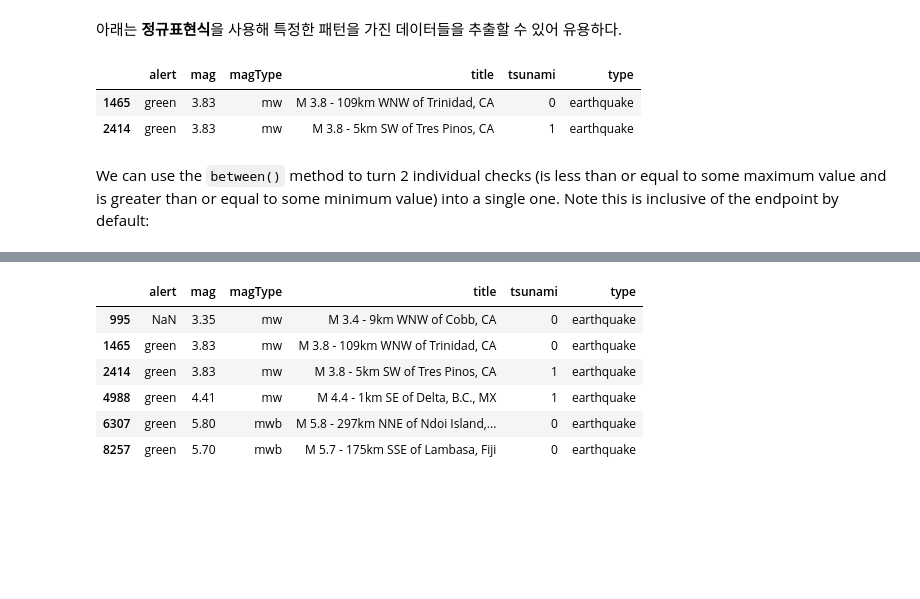
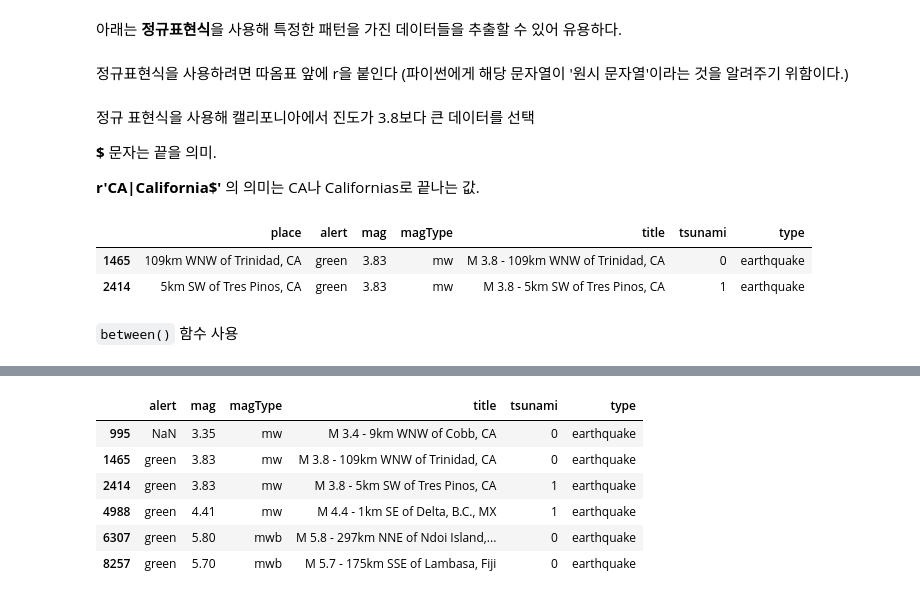
Before and after one commit to kimminyoung0/DataAnalysis_, a Jupyter notebook: ch_02/5-subsetting_data.ipynb, the cells around one changed output, grey strips where cells are left out. Drawn from its saved outputs; the diff is of its cells as text; code cells hidden in the pictures; blank space fills up the shorter version.

```diff
--- a/ch_02/5-subsetting_data.ipynb
+++ b/ch_02/5-subsetting_data.ipynb
@@ -375,14 +399,22 @@ df.loc[
 | 9133 | green | 5.1 | ml | M 5.1 - 64km SSW of Kaktovik, Alaska | 1 | earthquake |
 # %% [markdown]
 아래는 **정규표현식**을 사용해 특정한 패턴을 가진 데이터들을 추출할 수 있어 유용하다.
+# %% [markdown]
+정규표현식을 사용하려면 따옴표 앞에 r을 붙인다 (파이썬에게 해당 문자열이 '원시 문자열'이라는 것을 알려주기 위함이다.)
+# %% [markdown]
+정규 표현식을 사용해 캘리포니아에서 진도가 3.8보다 큰 데이터를 선택
+
+**$** 문자는 끝을 의미.
+
+**r'CA|California$'** 의 의미는 CA나 Californias로 끝나는 값.
 # %%
 df.loc[
     (df.place.str.contains(r'CA|California$')) & (df.mag > 3.8),
-    ['alert', 'mag', 'magType', 'title', 'tsunami', 'type']
+    ['place', 'alert', 'mag', 'magType', 'title', 'tsunami', 'type']
 ]
 # %% [output]
-|  | alert | mag | magType | title | tsunami | type |
-| 1465 | green | 3.83 | mw | M 3.8 - 109km WNW of Trinidad, CA | 0 | earthquake |
-| 2414 | green | 3.83 | mw | M 3.8 - 5km SW of Tres Pinos, CA | 1 | earthquake |
+|  | place | alert | mag | magType | title | tsunami | type |
+| 1465 | 109km WNW of Trinidad, CA | green | 3.83 | mw | M 3.8 - 109km WNW of Trinidad, CA | 0 | earthquake |
+| 2414 | 5km SW of Tres Pinos, CA | green | 3.83 | mw | M 3.8 - 5km SW of Tres Pinos, CA | 1 | earthquake |
-# %% [markdown]
-We can use the `between()` method to turn 2 individual checks (is less than or equal to some maximum value and is greater than or equal to some minimum value) into a single one. Note this is inclusive of the endpoint by default:
+# %% [markdown]
+`between()` 함수 사용
```
Also changed, not shown: parts of 19 cells of this notebook.
